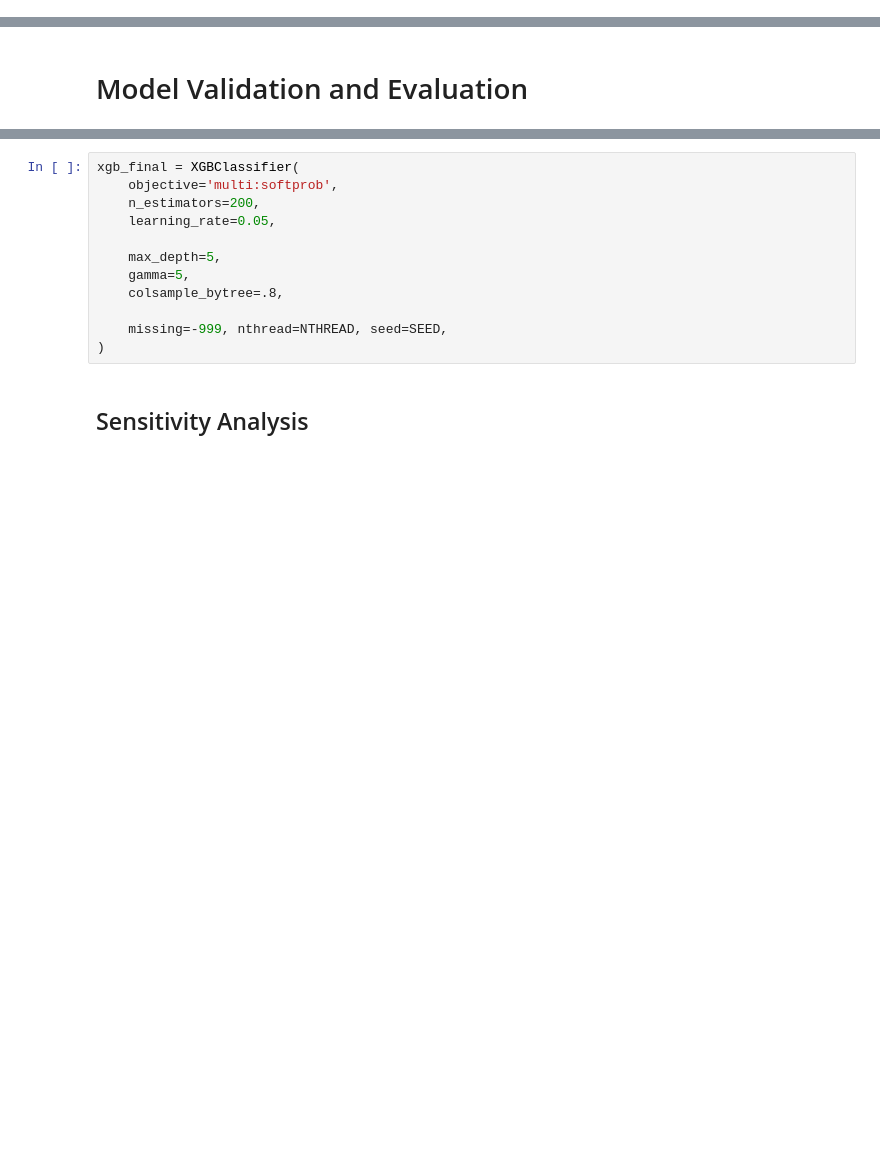
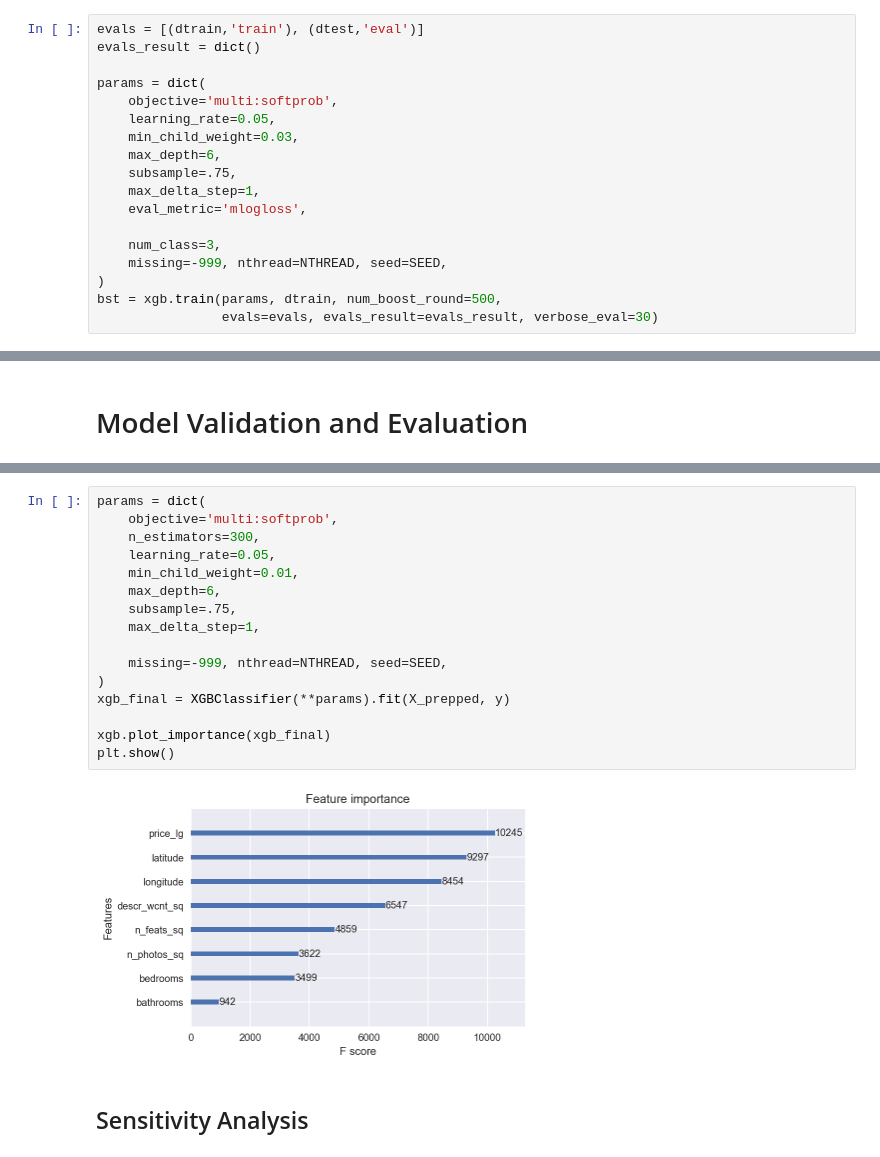
Before and after one commit to mdlynch37/kaggle-rental-interest, a Jupyter notebook: Executable/Implementation.ipynb, the cells around one changed output, grey strips where cells are left out. Saved outputs shown, nothing was run; the diff lists cells and outputs as text; blank space fills up the shorter version.

```diff
--- a/Executable/Implementation.ipynb
+++ b/Executable/Implementation.ipynb
@@ -417,3 +423,21 @@ dtrain = xgb.DMatrix(X_train, y_train-1, feature_names=features,
                      missing=-999)
 dtest  = xgb.DMatrix(X_test, y_test-1, feature_names=features,
                      missing=-999)
+# %%
+evals = [(dtrain,'train'), (dtest,'eval')]
+evals_result = dict()
+
+params = dict(
+    objective='multi:softprob',
+    learning_rate=0.05,
+    min_child_weight=0.03,
+    max_depth=6,
+    subsample=.75,
+    max_delta_step=1,
+    eval_metric='mlogloss',
+
+    num_class=3,
+    missing=-999, nthread=NTHREAD, seed=SEED,
+)
+bst = xgb.train(params, dtrain, num_boost_round=500,
+                evals=evals, evals_result=evals_result, verbose_eval=30)
@@ -1022,15 +1083,21 @@ X_train, X_test, y_train, y_test = train_test_split(
 # %%
-xgb_final = XGBClassifier(
+params = dict(
     objective='multi:softprob',
-    n_estimators=200,
+    n_estimators=300,
     learning_rate=0.05,
-
-    max_depth=5,
-    gamma=5,
-    colsample_bytree=.8,
+    min_child_weight=0.01,
+    max_depth=6,
+    subsample=.75,
+    max_delta_step=1,
 
     missing=-999, nthread=NTHREAD, seed=SEED,
 )
+xgb_final = XGBClassifier(**params).fit(X_prepped, y)
+
+xgb.plot_importance(xgb_final)
+plt.show()
+# %% [output]
+[figure, added]
 # %% [markdown]
 ## Sensitivity Analysis
 # %% [markdown]
```
Also changed, not shown: parts of 38 cells of this notebook, 2 other files.
